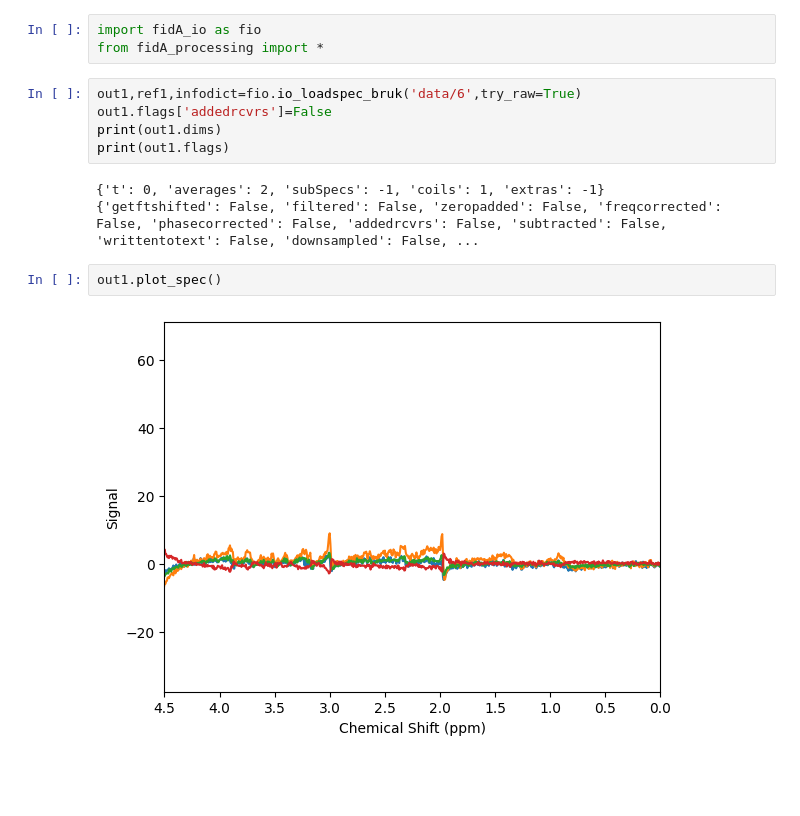
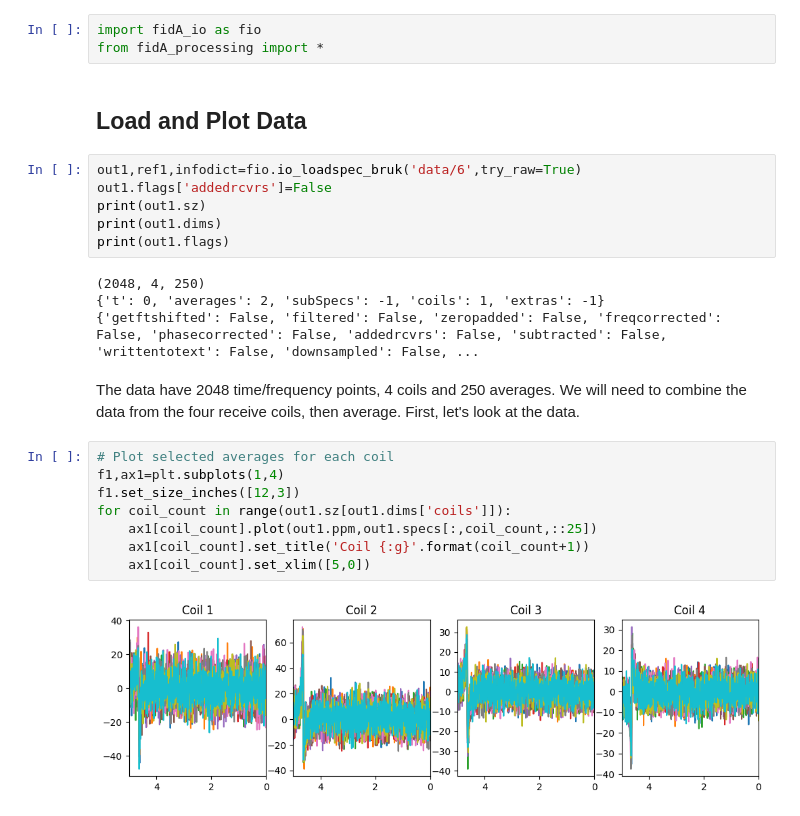
Before and after one commit to bailey-co/pyFID-A-for-binder, a Jupyter notebook: MRS_processing.ipynb, the cells around one changed output. Saved outputs shown, nothing was run; the diff lists cells and outputs as text; blank space fills up the shorter version.

```diff
--- a/MRS_processing.ipynb
+++ b/MRS_processing.ipynb
@@ -1,15 +1,27 @@
 # %%
 import fidA_io as fio
 from fidA_processing import *
+# %% [markdown]
+## Load and Plot Data
 # %%
 out1,ref1,infodict=fio.io_loadspec_bruk('data/6',try_raw=True)
 out1.flags['addedrcvrs']=False
+print(out1.sz)
 print(out1.dims)
 print(out1.flags)
 # %% [output]
+(2048, 4, 250)
 {'t': 0, 'averages': 2, 'subSpecs': -1, 'coils': 1, 'extras': -1}
 {'getftshifted': False, 'filtered': False, 'zeropadded': False, 'freqcorrected': False, 'phasecorrected': False, 'addedrcvrs': False, 'subtracted': False, 'writtentotext': False, 'downsampled': False, ...
+# %% [markdown]
+The data have 2048 time/frequency points, 4 coils and 250 averages. We will need to combine the data from the four receive coils, then average. First, let's look at the data.
 # %%
-out1.plot_spec()
+# Plot selected averages for each coil
+f1,ax1=plt.subplots(1,4)
+f1.set_size_inches([12,3])
+for coil_count in range(out1.sz[out1.dims['coils']]):
+    ax1[coil_count].plot(out1.ppm,out1.specs[:,coil_count,::25])
+    ax1[coil_count].set_title('Coil {:g}'.format(coil_count+1))
+    ax1[coil_count].set_xlim([5,0])
 # %% [output]
-[figure, old version]
+[figure, new version]
```
Also changed, not shown: parts of 6 cells of this notebook.
